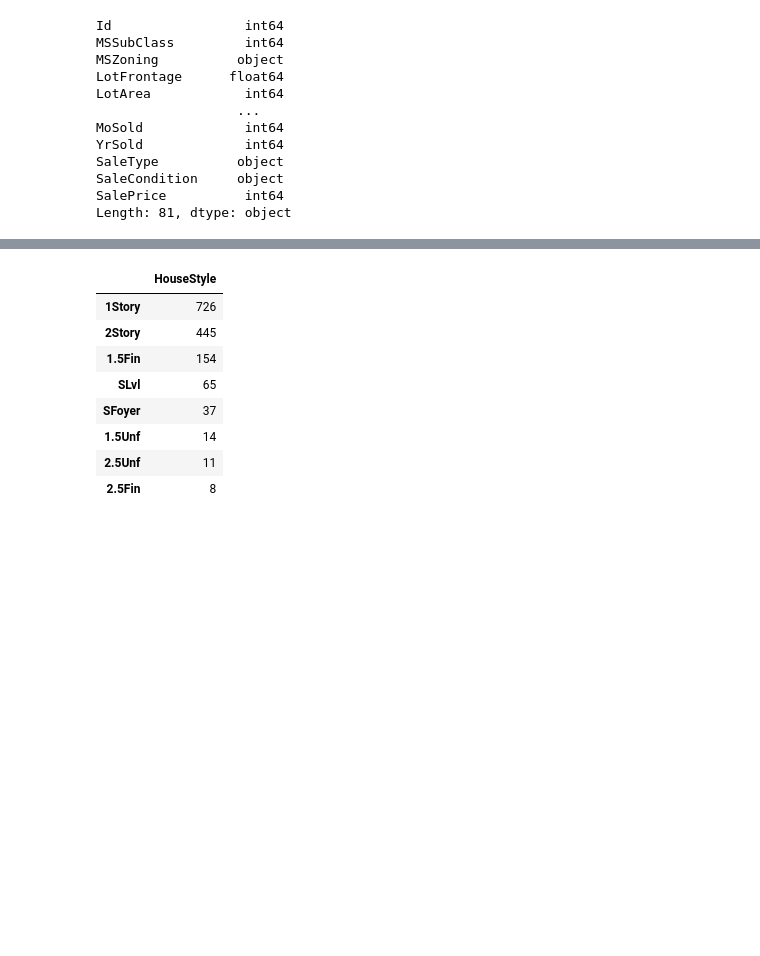
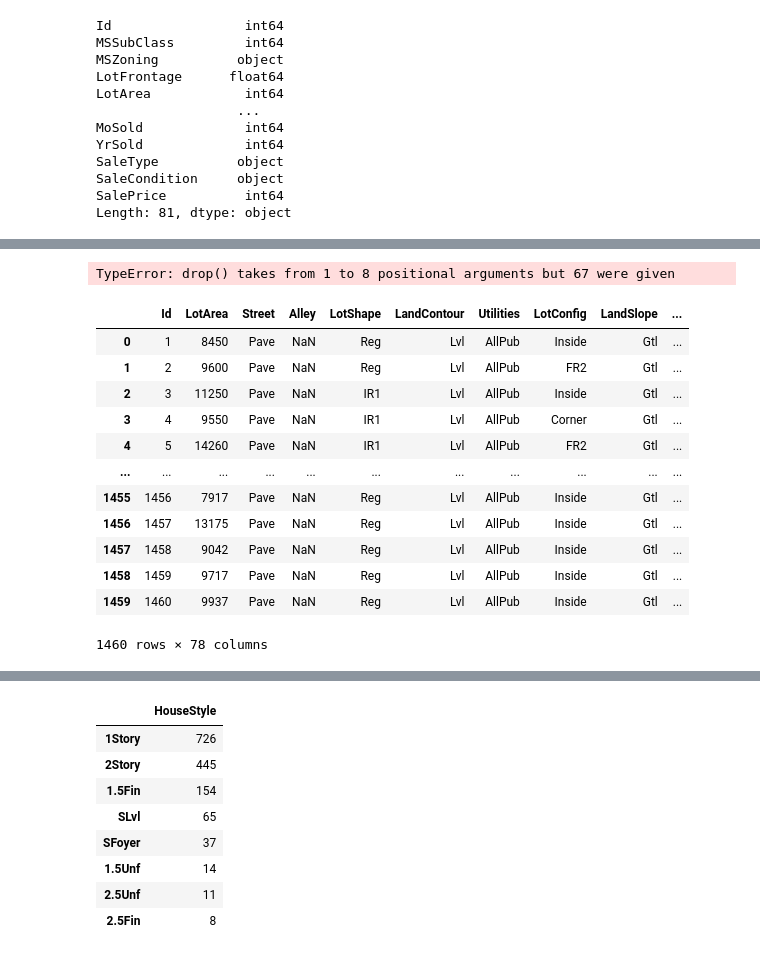
Before and after one commit to serpaulus/Predicting_the_Final_Home_Price, a Jupyter notebook: Predicting_Housing_Prices.ipynb, the cells around one changed output, grey strips where cells are left out. Drawn from its saved outputs; the diff is of its cells as text; code cells hidden in the pictures; blank space fills up the shorter version.

```diff
--- a/Predicting_Housing_Prices.ipynb
+++ b/Predicting_Housing_Prices.ipynb
@@ -47,0 +55,35 @@ train_df.describe()
+# %%
+#Filter the movies DataFrame for specific columns.
+
+train_df.drop(
+    'MSSubClass','Street','Alley','LotShape','LandContour','Utilities',
+    'LandSlope','Condition1','Condition2','RoofStyle',
+    'RoofMatl','Exterior1st','Exterior2nd','MasVnrType','MasVnrArea',
+    'ExterQual','ExterCond','Foundation','BsmtQual','BsmtCond',
+    'BsmtExposure','BsmtFinType1','BsmtFinSF1','BsmtFinType2','BsmtFinSF2',
+    'BsmtUnfSF','TotalBsmtSF','Heating','HeatingQC','CentralAir','Electrical',
+    '1stFlrSF','2ndFlrSF','LowQualFinSF','GrLivArea','BsmtFullBath',
+    'BsmtHalfBath','FullBath','HalfBath','BedroomAbvGr','KitchenAbvGr',
+    'KitchenQual','TotRmsAbvGrd','Functional','Fireplaces','FireplaceQu',
+    'GarageType','GarageYrBlt','GarageFinish','GarageCars','GarageArea',
+    'GarageQual','GarageCond','PavedDrive','WoodDeckSF','OpenPorchSF',
+    'EnclosedPorch','3SsnPorch','ScreenPorch','PoolArea','PoolQC','Fence',
+    'MiscFeature','MiscVal', 'MoSold','YrSold')
+# %% [output]
+TypeError: drop() takes from 1 to 8 positional arguments but 67 were given
+# %%
+train_df.drop(train_df.columns[1:4], axis=1)
+# %% [output]
+|  | Id | LotArea | Street | Alley | LotShape | LandContour | Utilities | LotConfig | LandSlope | ... |
+| 0 | 1 | 8450 | Pave | NaN | Reg | Lvl | AllPub | Inside | Gtl | ... |
+| 1 | 2 | 9600 | Pave | NaN | Reg | Lvl | AllPub | FR2 | Gtl | ... |
+| 2 | 3 | 11250 | Pave | NaN | IR1 | Lvl | AllPub | Inside | Gtl | ... |
+| 3 | 4 | 9550 | Pave | NaN | IR1 | Lvl | AllPub | Corner | Gtl | ... |
+| 4 | 5 | 14260 | Pave | NaN | IR1 | Lvl | AllPub | FR2 | Gtl | ... |
+| ... | ... | ... | ... | ... | ... | ... | ... | ... | ... | ... |
+| 1455 | 1456 | 7917 | Pave | NaN | Reg | Lvl | AllPub | Inside | Gtl | ... |
+| 1456 | 1457 | 13175 | Pave | NaN | Reg | Lvl | AllPub | Inside | Gtl | ... |
+| 1457 | 1458 | 9042 | Pave | NaN | Reg | Lvl | AllPub | Inside | Gtl | ... |
+| 1458 | 1459 | 9717 | Pave | NaN | Reg | Lvl | AllPub | Inside | Gtl | ... |
+| 1459 | 1460 | 9937 | Pave | NaN | Reg | Lvl | AllPub | Inside | Gtl | ... |
+1460 rows × 78 columns
```
Also changed, not shown: parts of 7 cells of this notebook.
